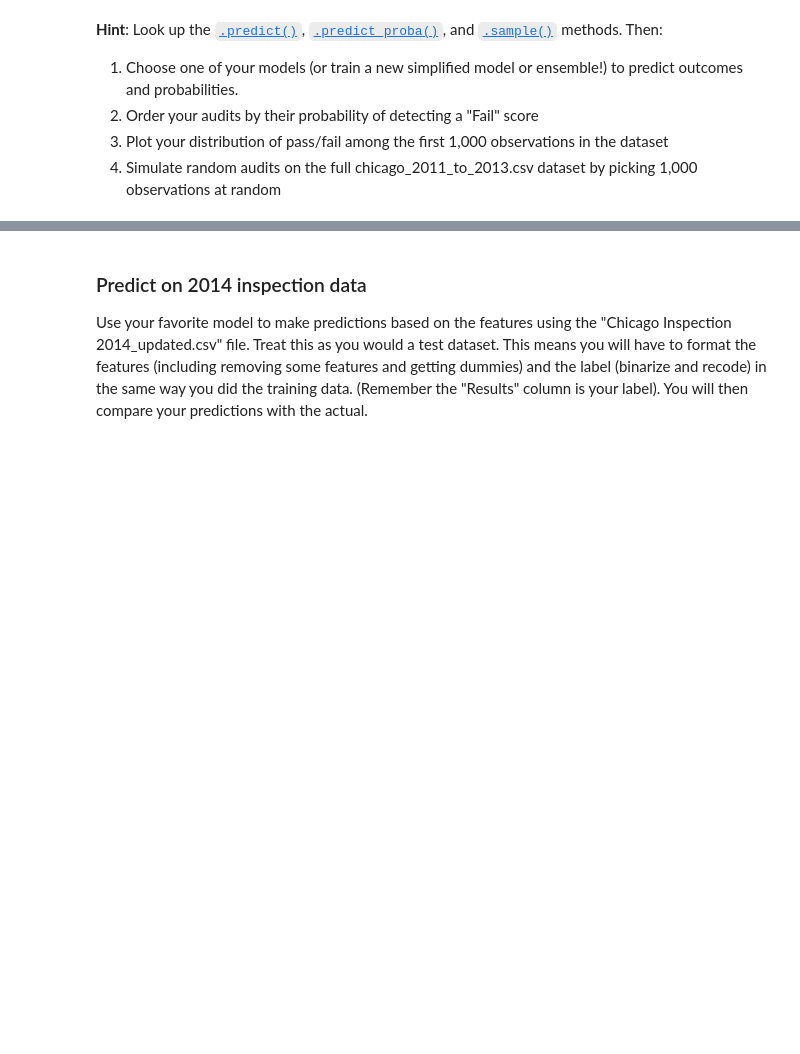
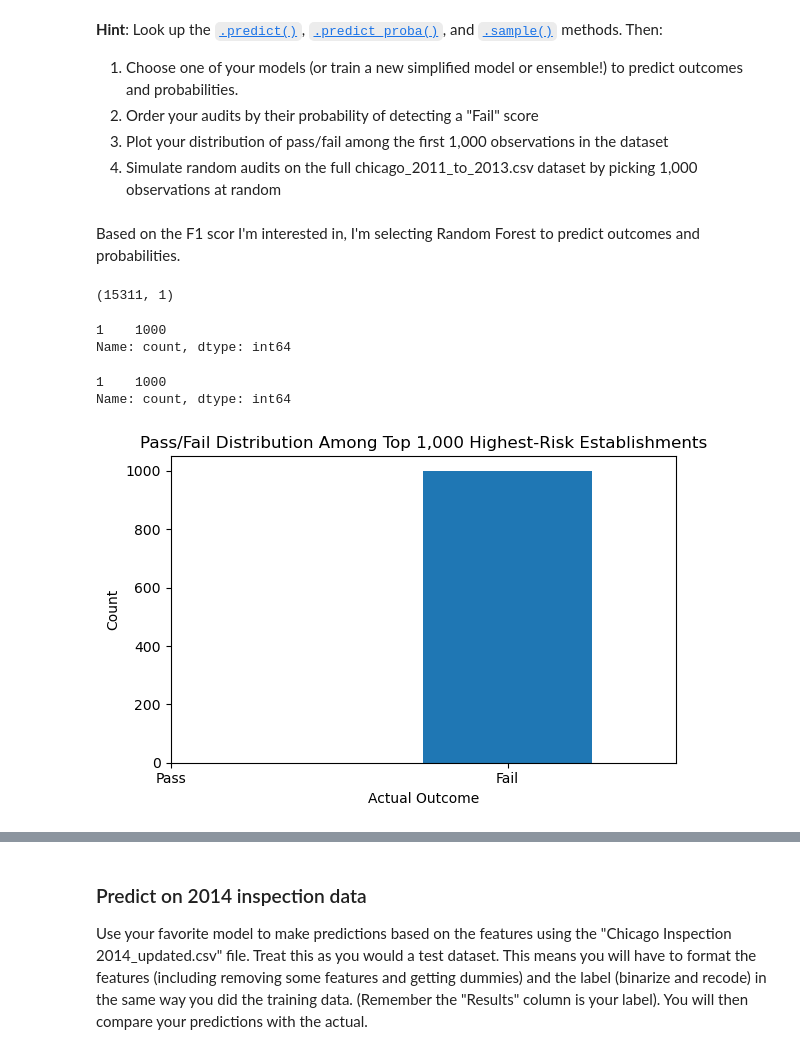
Before and after one commit to ishsac123/Computational-Social-Science-Projects., a Jupyter notebook: Project 3 Students.ipynb, the cells around one changed output, grey strips where cells are left out. Saved outputs shown, nothing was run; the diff lists cells and outputs as text; code cells hidden in the pictures; blank space fills up the shorter version.

```diff
--- a/Project 3 Students.ipynb
+++ b/Project 3 Students.ipynb
@@ -255,0 +550,6 @@ Use tools like coefficient plots or feature importance plots to investigate your
+# %% [markdown]
+Based on the F1 scor I'm interested in, I'm selecting Random Forest to predict outcomes and probabilities.
+# %%
+y.shape
+# %% [output]
+(15311, 1)
@@ -255,0 +575,52 @@ Use tools like coefficient plots or feature importance plots to investigate your
+# %%
+#
+# 2. Order your audits by their probability of detecting a "Fail" score
+
+
+# Sorting indices by highest fail probability
+sorted_idx = prob_fail.argsort()[::-1]   # descending order
+
+# Pick the top 1,000 highest-risk observations
+top_1000_idx = np.argsort(prob_fail)[-1000:]
+
+# 4 Look at actual pass/fail outcomes for those 1,000
+top_1000_true_labels = y[top_1000_idx]
+# %%
+counts
+# %% [output]
+1    1000
+Name: count, dtype: int64
+# %%
+#
+# 3. Plot your distribution of pass/fail among the first 1,000 observations in the dataset
+#
+import pandas as pd
+import matplotlib.pyplot as plt
+
+# top_1000_idx should be a 1D array of integer indices (from argsort)
+# top_1000_true_labels might be a numpy array or pandas Series depending on how y is stored.
+
+# Ensure labels are a pandas Series indexed like X and change it with ravel
+y = y.ravel()
+y_series = pd.Series(y).reset_index(drop=True)
+
+# Extract the true labels for the top 1000 indices
+top_1000_labels = y_series.iloc[top_1000_idx]
+
+counts = top_1000_labels.value_counts().sort_index()
+print(counts)
+
+counts.plot.bar(figsize=(6,4))
+
+plt.xticks([-1,0], ['Pass', 'Fail'], rotation=0)
+plt.title("Pass/Fail Distribution Among Top 1,000 Highest-Risk Establishments")
+plt.ylabel("Count")
+plt.xlabel("Actual Outcome")
+plt.tight_layout()
+plt.show()
+
+# using [-1,0] as the column index for xticks since the data structure is 1 1000
+# %% [output]
+1    1000
+Name: count, dtype: int64
+[figure, added]
```
Also changed, not shown: parts of 44 cells of this notebook.
